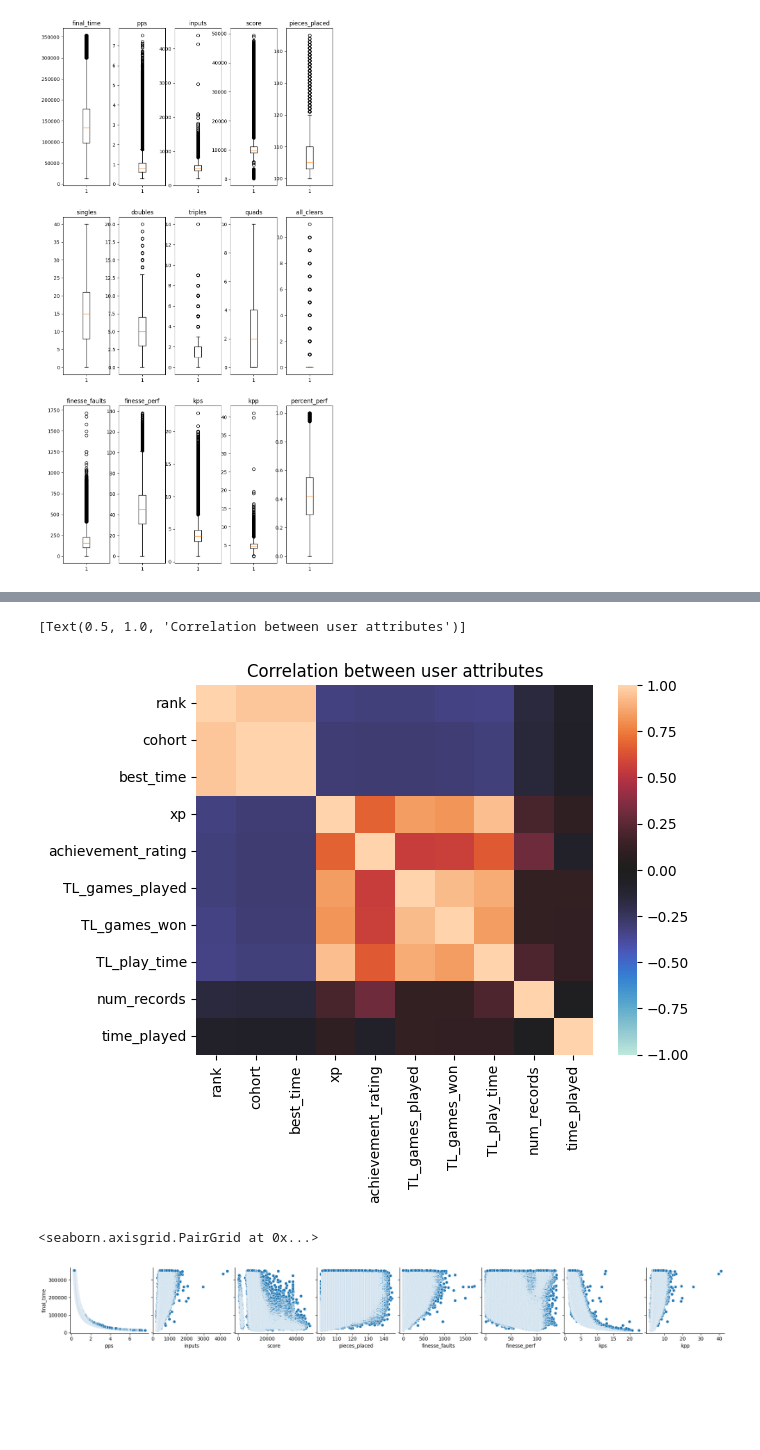
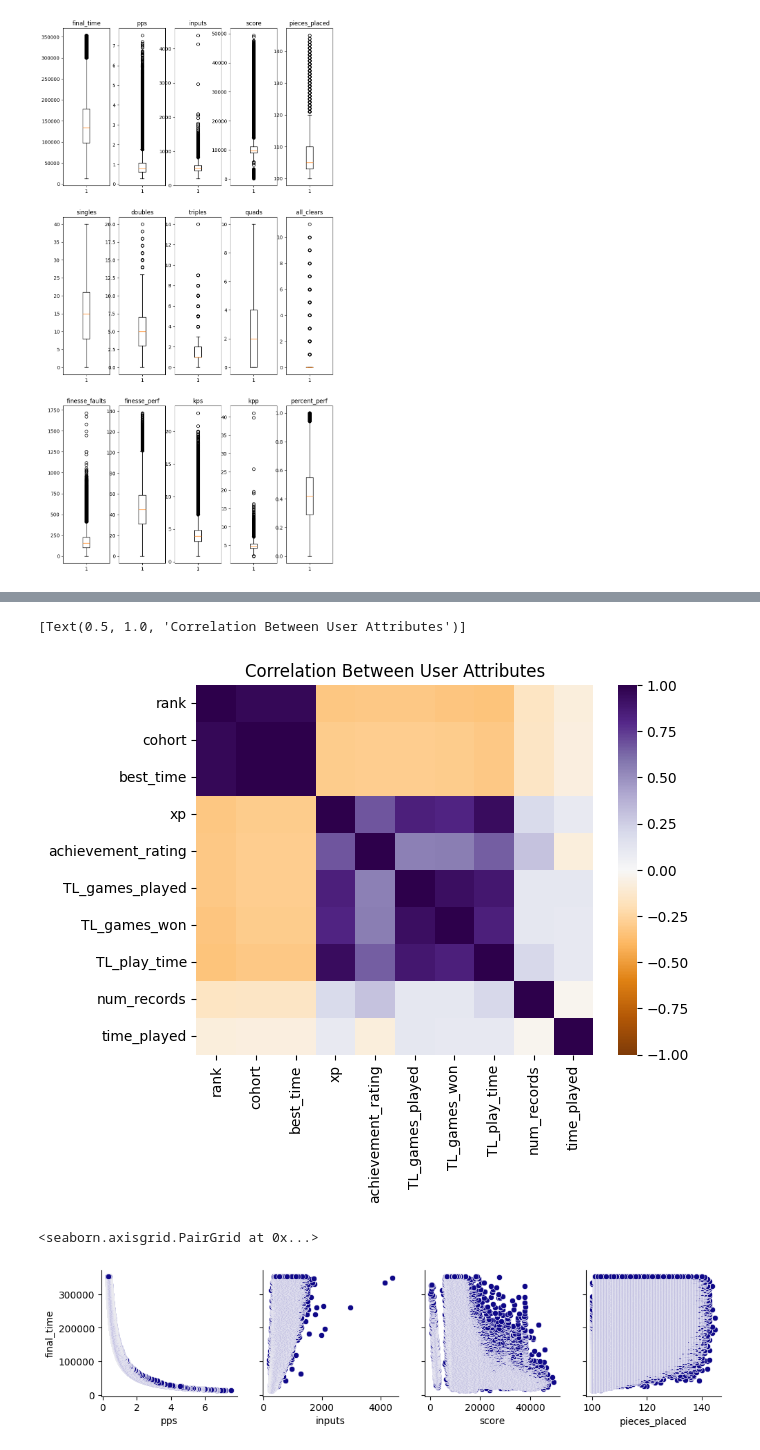
Before and after one commit to unduli-attacked/40-lines-analysis, a Jupyter notebook: analysis-basic.ipynb, the cells around one changed output, grey strips where cells are left out. Cells and saved outputs as stored; diff of their text form; code cells hidden in the pictures; blank space fills up the shorter version.

```diff
--- a/analysis-basic.ipynb
+++ b/analysis-basic.ipynb
@@ -105,10 +108,13 @@ seaborn.pairplot(user_df, y_vars=["rank", "cohort", "best_time"])
 # %%
-seaborn.heatmap(user_df.corr(numeric_only=True), cmap="icefire", center=0, vmin=-1, vmax=1).set(title="Correlation between user attributes")
+seaborn.heatmap(user_df.corr(numeric_only=True), cmap=m_div_scheme, center=0, vmin=-1, vmax=1).set(title="Correlation Between User Attributes")
 # %% [output]
-[Text(0.5, 1.0, 'Correlation between user attributes')]
+[Text(0.5, 1.0, 'Correlation Between User Attributes')]
-[figure, old version]
+[figure, new version]
-# %%
-seaborn.pairplot(record_df, y_vars=["final_time"], x_vars=["pps", "inputs", "score", "pieces_placed", "finesse_faults", "finesse_perf", "kps", "kpp"])
-# %% [output]
-<seaborn.axisgrid.PairGrid at 0x...>
-[figure, removed]
+# %%
+# seaborn.pairplot(record_df, y_vars=["final_time"], x_vars=["pps", "inputs", "score", "pieces_placed"], palette=solid_color)
+g = seaborn.PairGrid(record_df, y_vars=["final_time"], x_vars=["pps", "inputs", "score", "pieces_placed"])
+g.map_diag(seaborn.histplot, color=solid_color)
+g.map_offdiag(seaborn.scatterplot, color=solid_color)
+# %% [output]
+<seaborn.axisgrid.PairGrid at 0x...>
+[figure, added]
```
Also changed, not shown: parts of 7 cells of this notebook, 12 other files.
